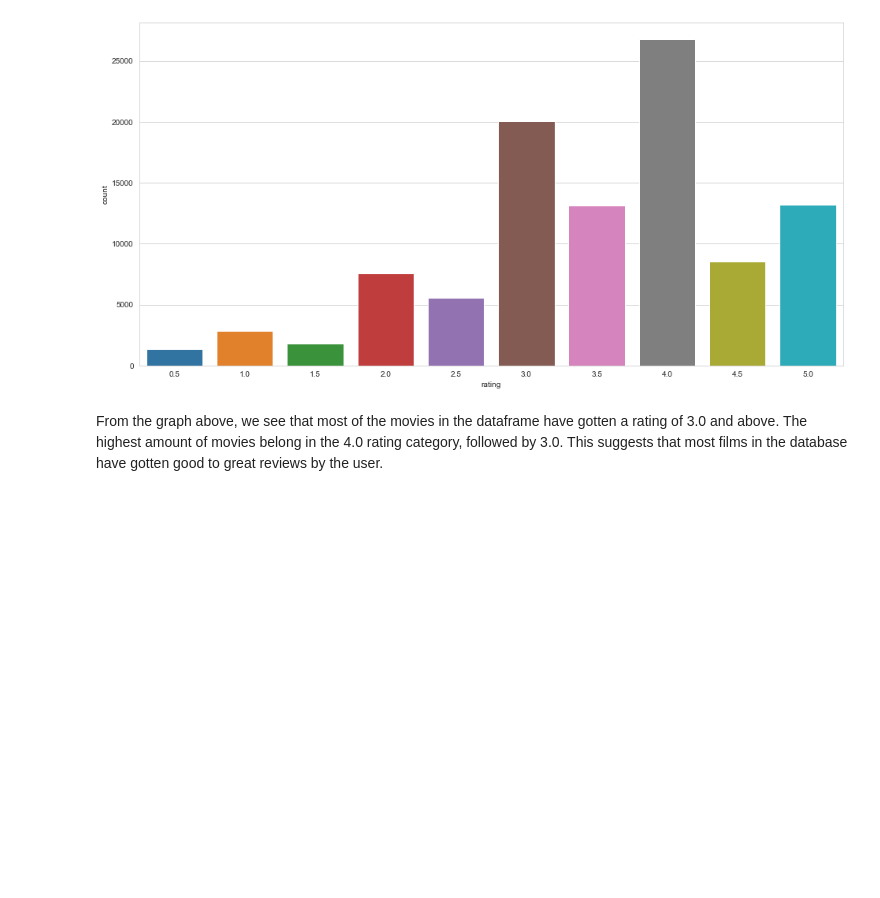
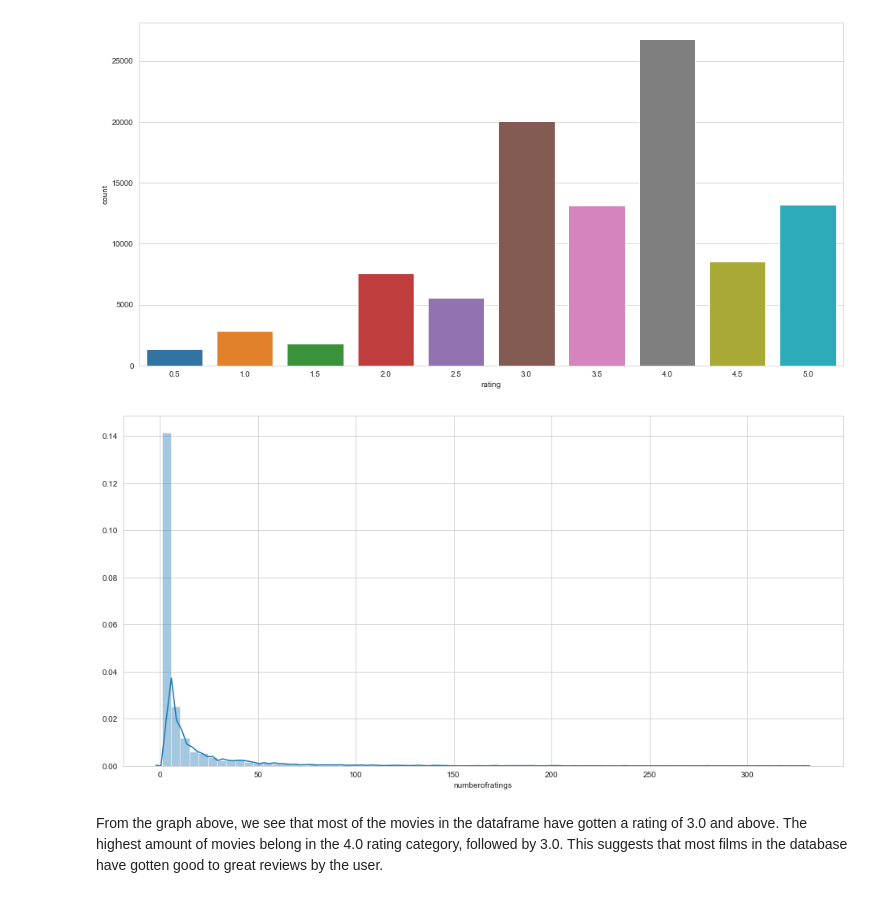
Before and after one commit to hosadman/movie-recommendation-system, a Jupyter notebook: Movie-Recommendation-System.ipynb, the cells around one changed output. Saved outputs shown, nothing was run; the diff lists cells and outputs as text; code cells hidden in the pictures; blank space fills up the shorter version.

Commit message:
Added histogram and countplots for user ratings

```diff
--- a/Movie-Recommendation-System.ipynb
+++ b/Movie-Recommendation-System.ipynb
@@ -26,3 +26,7 @@ ratings.head()
 | 4 | 1 | Toy Story (1995) | 17 | 4.5 |
 # %% [markdown]
 Now, we'll use matplotlib and seaborn to visualize the countplot graph of the ratings to grasp the overall pattern of ratings given to the movies by all the users.
+# %%
+ratingsdf = pd.DataFrame(ratings.groupby('title')['rating'].mean())
+
+ratingsdf.head()
@@ -28,0 +41,4 @@ Now, we'll use matplotlib and seaborn to visualize the countplot graph of the ra
+# %%
+ratingsdf['numberofratings'] = pd.DataFrame(ratings.groupby('title')['rating'].count())
+
+ratingsdf.head()
@@ -37,6 +61,13 @@ sns.countplot(x='rating',data=ratings)
 plt.show()
 # %% [output]
 [figure]
+# %%
+plt.figure(figsize=(16,8))
+sns.distplot(ratingsdf['numberofratings'],bins=70)
+
+plt.show()
+# %% [output]
+[figure, added]
 # %% [markdown]
 From the graph above, we see that most of the movies in the dataframe have gotten a rating of 3.0 and above. The highest amount of movies belong in the 4.0 rating category, followed by 3.0. This suggests that most films in the database have gotten good to great reviews by the user.
 # %% [markdown]
```
Also changed, not shown: parts of 2 cells of this notebook.
